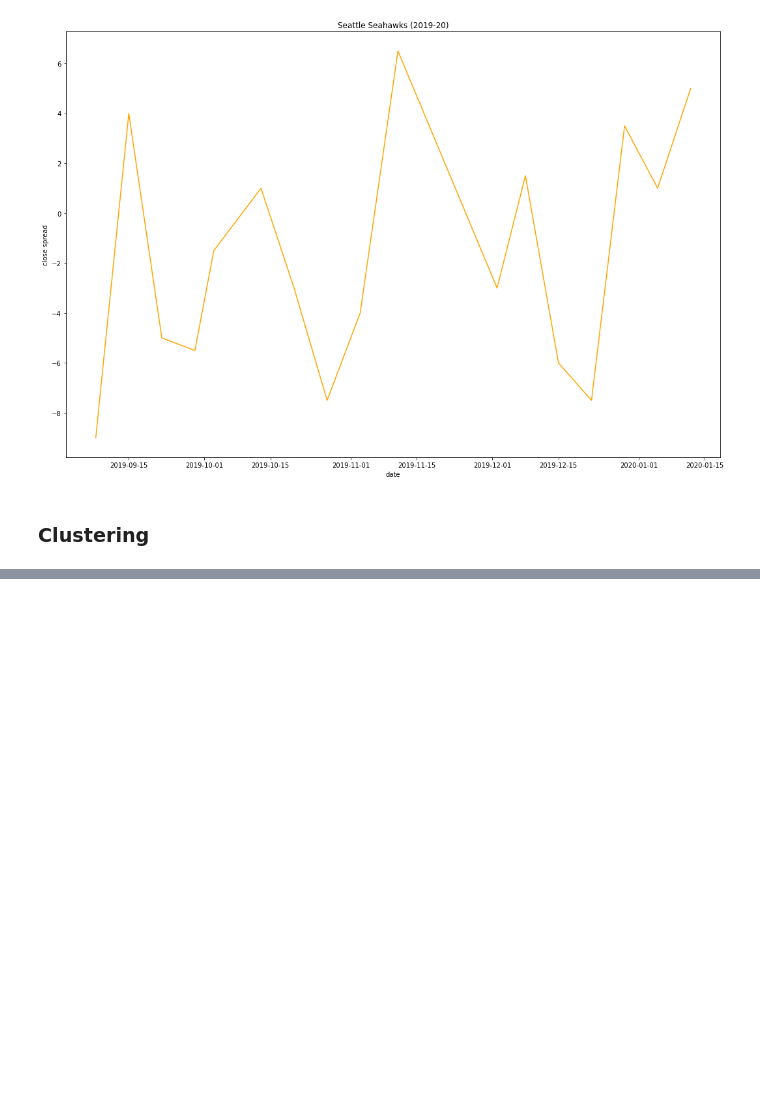
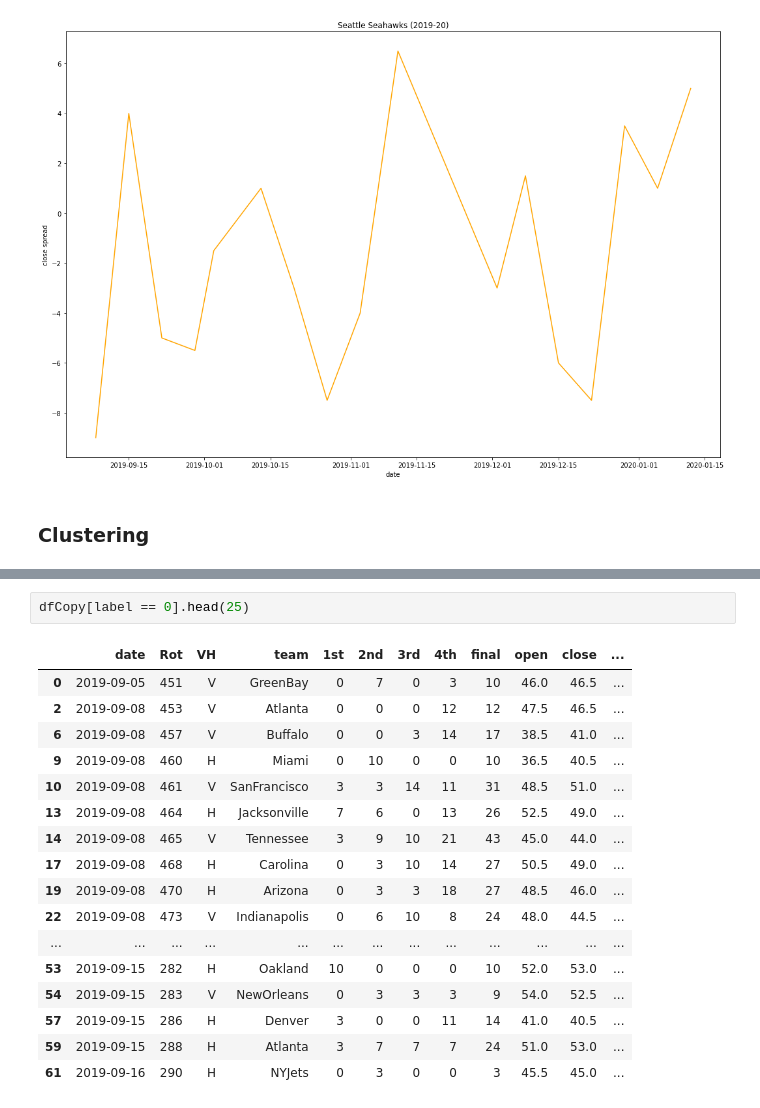
Before and after one commit to tamle7422/data_analysis, a Jupyter notebook: nfl.ipynb, the cells around one changed output, grey strips where cells are left out. Drawn from its saved outputs; the diff is of its cells as text; blank space fills up the shorter version.

```diff
--- a/nfl.ipynb
+++ b/nfl.ipynb
@@ -904,0 +978,20 @@ print(label)
+# %%
+dfCopy[label == 0].head(25)
+# %% [output]
+|  | date | Rot | VH | team | 1st | 2nd | 3rd | 4th | final | open | close | ... |
+| 0 | 2019-09-05 | 451 | V | GreenBay | 0 | 7 | 0 | 3 | 10 | 46.0 | 46.5 | ... |
+| 2 | 2019-09-08 | 453 | V | Atlanta | 0 | 0 | 0 | 12 | 12 | 47.5 | 46.5 | ... |
+| 6 | 2019-09-08 | 457 | V | Buffalo | 0 | 0 | 3 | 14 | 17 | 38.5 | 41.0 | ... |
+| 9 | 2019-09-08 | 460 | H | Miami | 0 | 10 | 0 | 0 | 10 | 36.5 | 40.5 | ... |
+| 10 | 2019-09-08 | 461 | V | SanFrancisco | 3 | 3 | 14 | 11 | 31 | 48.5 | 51.0 | ... |
+| 13 | 2019-09-08 | 464 | H | Jacksonville | 7 | 6 | 0 | 13 | 26 | 52.5 | 49.0 | ... |
+| 14 | 2019-09-08 | 465 | V | Tennessee | 3 | 9 | 10 | 21 | 43 | 45.0 | 44.0 | ... |
+| 17 | 2019-09-08 | 468 | H | Carolina | 0 | 3 | 10 | 14 | 27 | 50.5 | 49.0 | ... |
+| 19 | 2019-09-08 | 470 | H | Arizona | 0 | 3 | 3 | 18 | 27 | 48.5 | 46.0 | ... |
+| 22 | 2019-09-08 | 473 | V | Indianapolis | 0 | 6 | 10 | 8 | 24 | 48.0 | 44.5 | ... |
+| ... | ... | ... | ... | ... | ... | ... | ... | ... | ... | ... | ... | ... |
+| 53 | 2019-09-15 | 282 | H | Oakland | 10 | 0 | 0 | 0 | 10 | 52.0 | 53.0 | ... |
+| 54 | 2019-09-15 | 283 | V | NewOrleans | 0 | 3 | 3 | 3 | 9 | 54.0 | 52.5 | ... |
+| 57 | 2019-09-15 | 286 | H | Denver | 3 | 0 | 0 | 11 | 14 | 41.0 | 40.5 | ... |
+| 59 | 2019-09-15 | 288 | H | Atlanta | 3 | 7 | 7 | 7 | 24 | 51.0 | 53.0 | ... |
+| 61 | 2019-09-16 | 290 | H | NYJets | 0 | 3 | 0 | 0 | 3 | 45.5 | 45.0 | ... |
```
Also changed, not shown: parts of 16 cells of this notebook.
